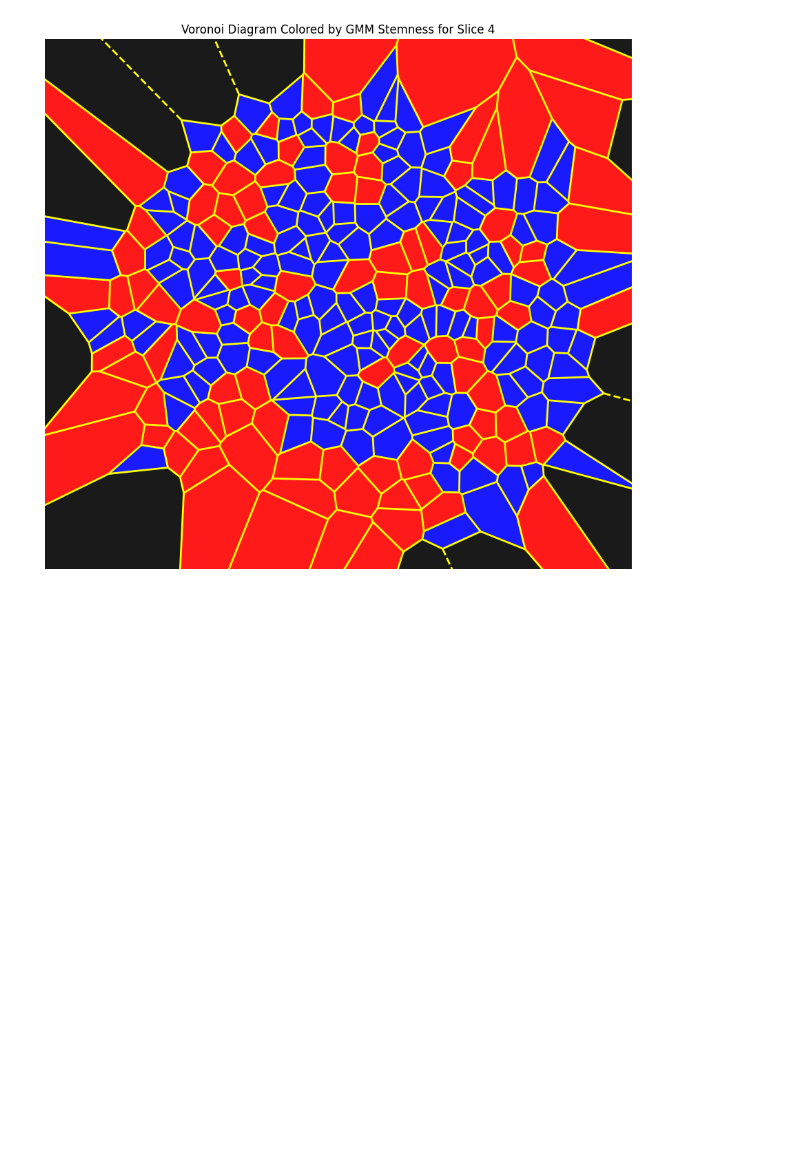
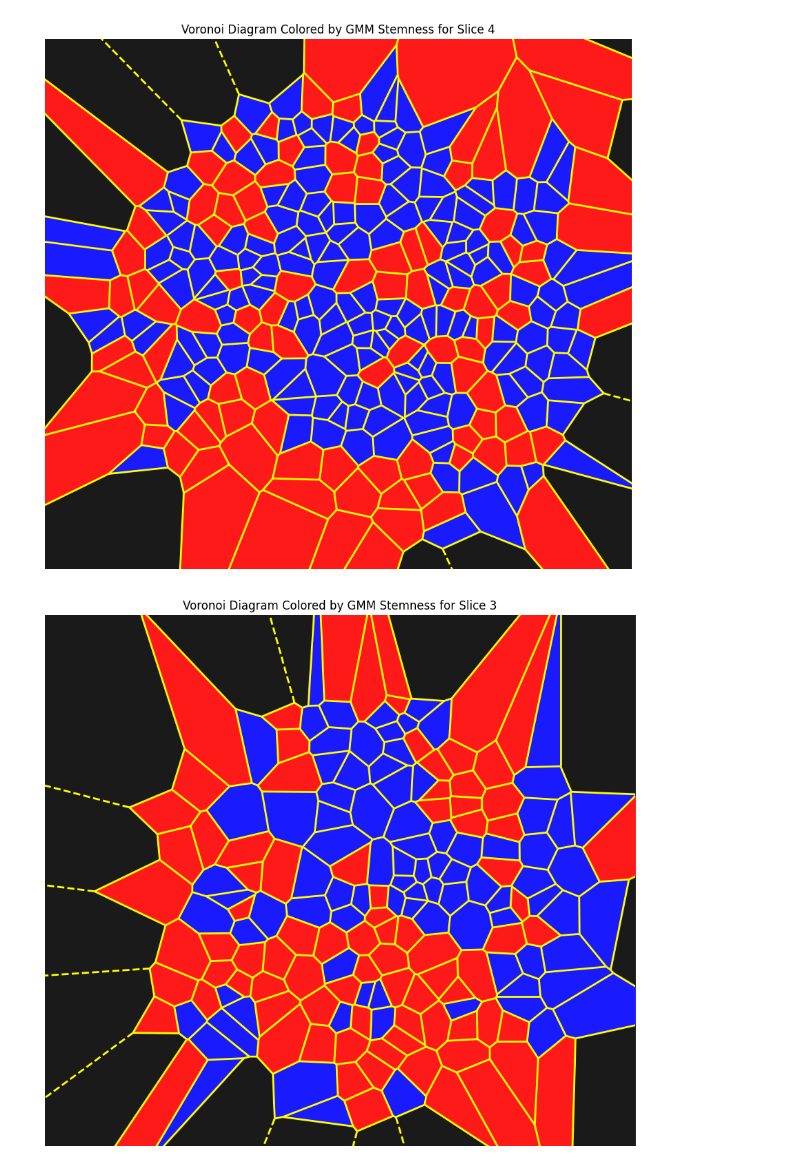
Before and after one commit to JeroFotinos/experimental_image_analysis, a Jupyter notebook: slice_3_vs_4.ipynb, the cells around one changed output. Cells and saved outputs as stored; diff of their text form; code cells hidden in the pictures; blank space fills up the shorter version.

Commit message:
Added plots for biological paper. Analyzed HMGCR spheroids.

```diff
--- a/slice_3_vs_4.ipynb
+++ b/slice_3_vs_4.ipynb
@@ -60,12 +60,12 @@ To enable the following instructions: AVX2 FMA, in other operations, rebuild Ten
 # Read the previously saved DataFrame
 
 # Define the directory path
-directory_3 = "./results/slice_3/"
+directory_3 = "./results/sph1/slice_3/"
 csv_file_path_3 = os.path.join(directory_3, "cell_features_slice_3.csv")
 
 
 # Define the directory path
-directory_4 = "./results/slice_4/"
+directory_4 = "./results/sph1/slice_4/"
 csv_file_path_4 = os.path.join(directory_4, "cell_features_slice_4.csv")
 
 # # Read the CSV file into a DataFrame
@@ -339,3 +339,58 @@ plt.axis('off')
 plt.show()
 # %% [output]
 [figure]
+# %%
+import numpy as np
+import matplotlib.pyplot as plt
+import skimage.draw
+from scipy.spatial import Voronoi, voronoi_plot_2d
+
+# Convert centroids to integer coordinates for seeding
+centroids_slice_3 = df_slice_3[['centroid-0', 'centroid-1']].to_numpy().astype(int)
+
+# Using the centroids as the points for Voronoi, ensuring (x, y) coordinates
+points_slice_3 = np.array([(c, r) for r, c in centroids_slice_3])
+
+# Construct Voronoi diagram
+vor_slice_3 = Voronoi(points_slice_3)
+
+# Calculate the size of the overlay array, no need for large padding
+overlay_size = np.max(points_slice_3, axis=0) + 1  # Minimal padding
+
+# Create an RGBA image to overlay the Voronoi regions
+voronoi_overlay = np.zeros((overlay_size[1], overlay_size[0], 4), dtype=np.uint8)
+voronoi_overlay[..., 3] = 255  # Set alpha to opaque
+
+# Fill the Voronoi regions with color based on 'filtered_GMM_stemness'
+for point_idx, region_idx in enumerate(vor_slice_3.point_region):
+    region = vor_slice_3.regions[region_idx]
+    if not -1 in region and len(region) > 0:
+        polygon = [vor_slice_3.vertices[i] for i in region]
+        # Separate x and y coordinates
+        poly_x, poly_y = zip(*polygon)
+        rr, cc = skimage.draw.polygon(poly_y, poly_x, voronoi_overlay.shape[:2])
+        stemness_value = df_slice_3.iloc[point_idx]['filtered_GMM_stemness']
+        color = (255, 0, 0, 255) if stemness_value == 1 else (0, 0, 255, 255)
+        voronoi_overlay[rr, cc] = color
+
+# Start the plot with a more reasonable size
+fig, ax = plt.subplots(figsize=(12, 10))  # 8x6 inches
+
+# Display the colored Voronoi overlay
+ax.imshow(voronoi_overlay, alpha=0.9)
+
+# Overlay the Voronoi diagram lines
+voronoi_plot_2d(vor_slice_3, ax=ax, show_points=False, show_vertices=False, line_colors='yellow', line_width=2)
+
+# Set axis limits to match the overlay dimensions
+ax.set_xlim(0, overlay_size[0])
+ax.set_ylim(overlay_size[1], 0)
+
+# Set title and remove axes
+ax.set_title('Voronoi Diagram Colored by GMM Stemness for Slice 3')
+plt.axis('off')
+
+# Show the plot
+plt.show()
+# %% [output]
+[figure, added]
```
Also changed, not shown: parts of 1 cell of this notebook, 13 other files.
